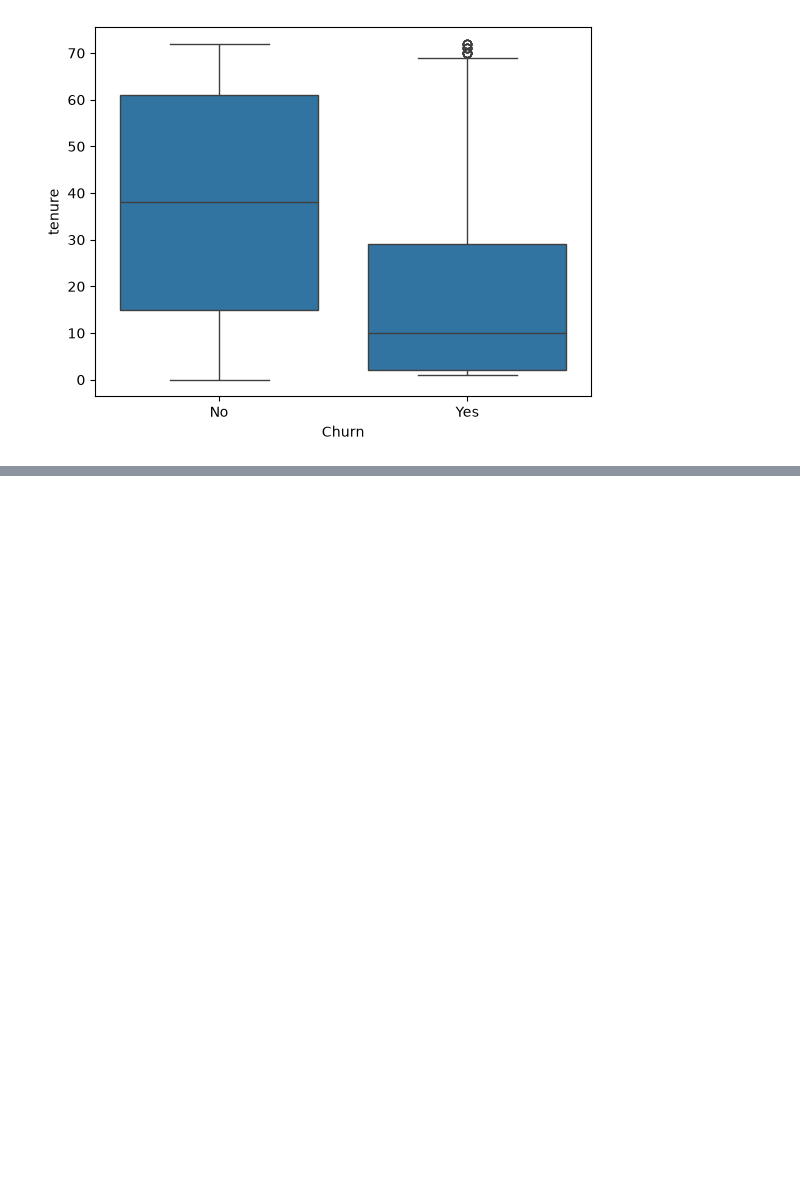
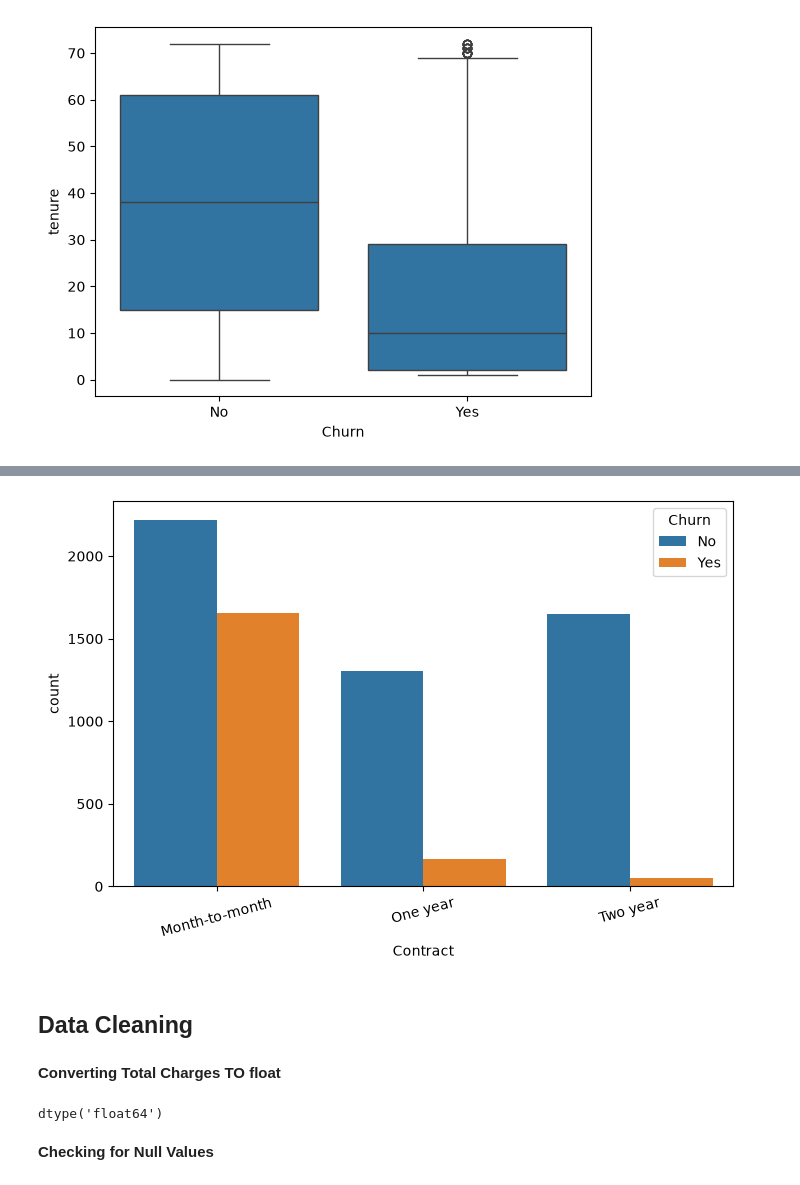
Before and after one commit to amalfrederic/Churn_prediction_Model, a Jupyter notebook: notebooks/churn_analysis.ipynb, the cells around one changed output, grey strips where cells are left out. Drawn from its saved outputs; the diff is of its cells as text; code cells hidden in the pictures; blank space fills up the shorter version.

```diff
--- a/notebooks/churn_analysis.ipynb
+++ b/notebooks/churn_analysis.ipynb
@@ -96,0 +102,11 @@ plt.show()
+# %%
+plt.figure(figsize=(8,5))
+sns.countplot(x="Contract", hue="Churn", data=df)
+plt.xticks(rotation=15)
+plt.show()
+# %% [output]
+[figure, added]
+# %% [markdown]
+## Data Cleaning
+# %% [markdown]
+**Converting Total Charges TO float**
@@ -96,0 +115,6 @@ plt.show()
+# %%
+df["TotalCharges"].dtype
+# %% [output]
+dtype('float64')
+# %% [markdown]
+**Checking for Null Values**
```
Also changed, not shown: parts of 30 cells of this notebook.
